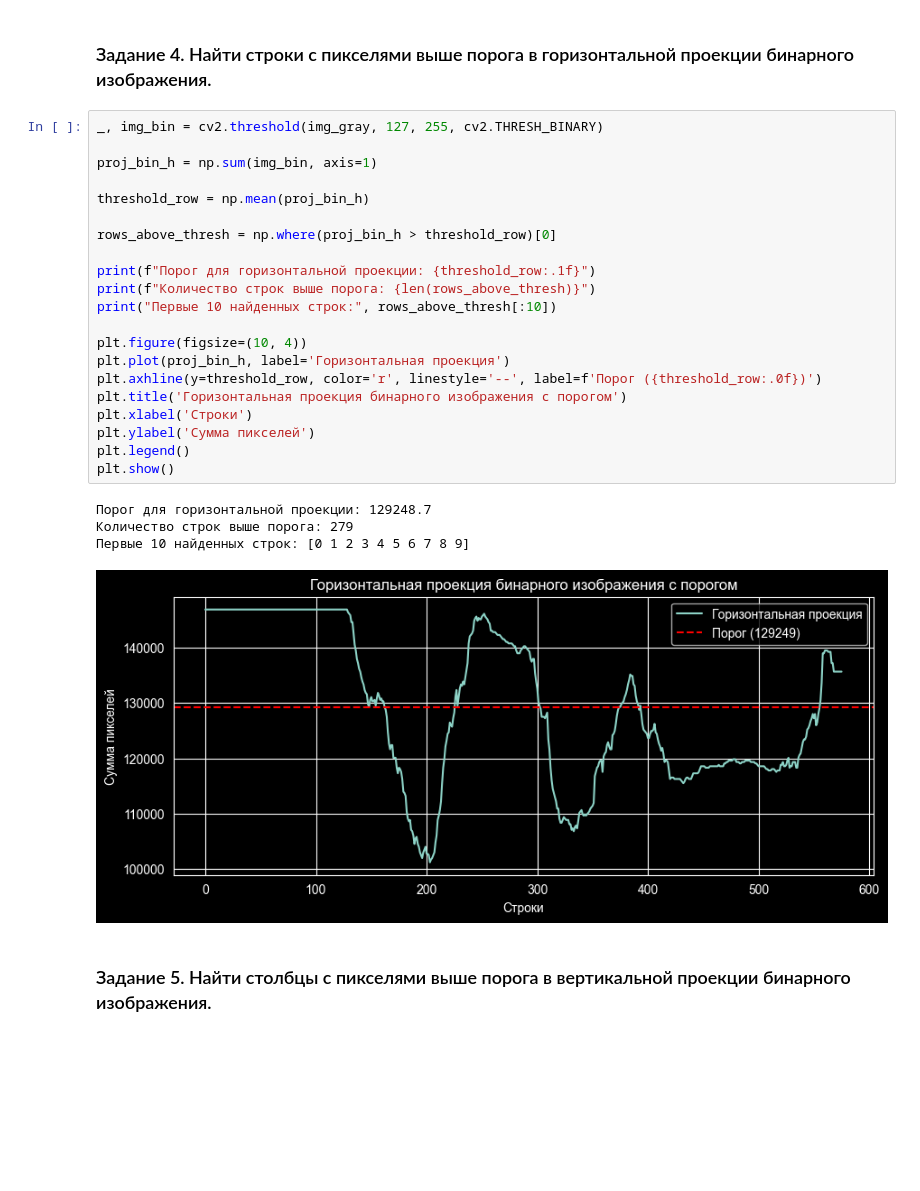
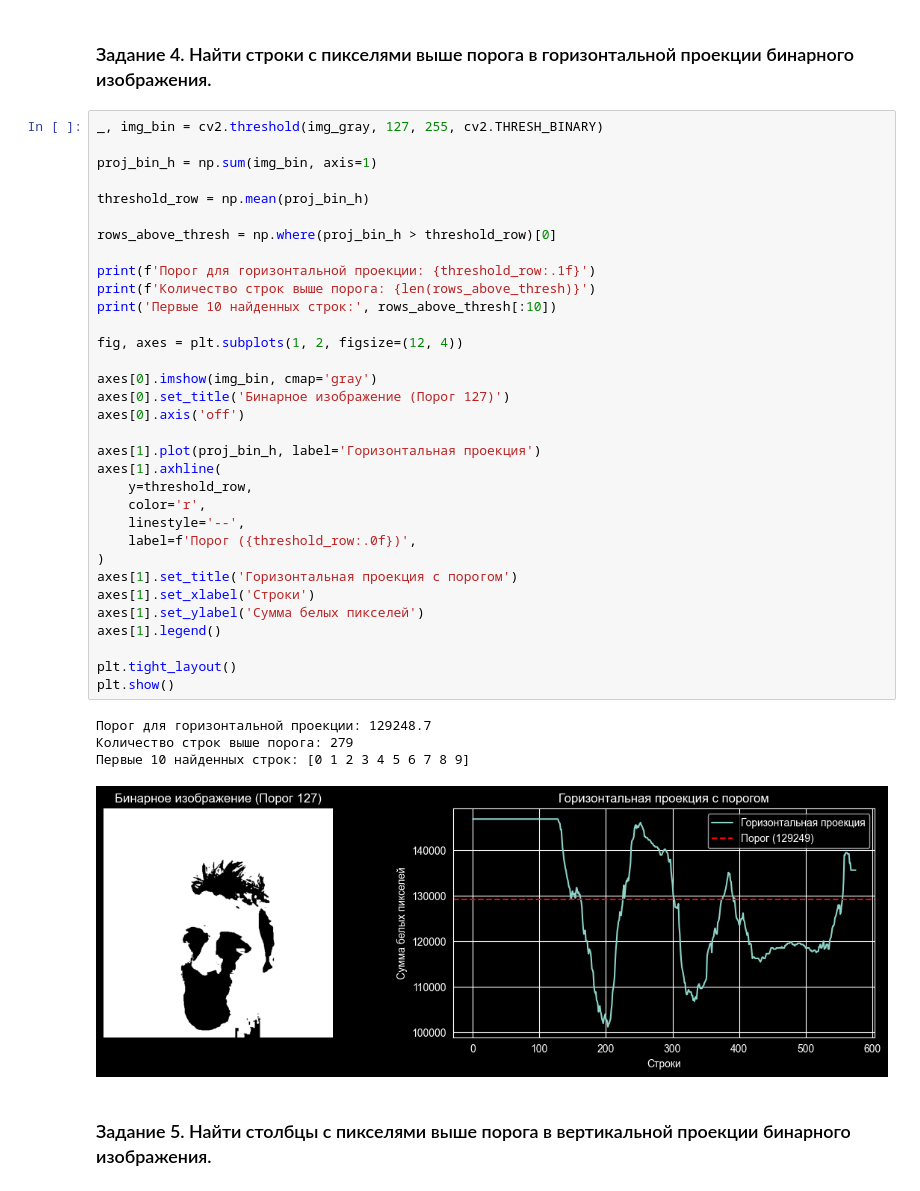
Before and after one commit to quistxnd/cv, a Jupyter notebook: lab2/lab2.ipynb, the cells around one changed output. Drawn from its saved outputs; the diff is of its cells as text; blank space fills up the shorter version.

```diff
--- a/lab2/lab2.ipynb
+++ b/lab2/lab2.ipynb
@@ -110,29 +137,41 @@ plt.show()
 # %%
 _, img_bin = cv2.threshold(img_gray, 127, 255, cv2.THRESH_BINARY)
 
 proj_bin_h = np.sum(img_bin, axis=1)
 
 threshold_row = np.mean(proj_bin_h)
 
 rows_above_thresh = np.where(proj_bin_h > threshold_row)[0]
 
-print(f"Порог для горизонтальной проекции: {threshold_row:.1f}")
-print(f"Количество строк выше порога: {len(rows_above_thresh)}")
-print("Первые 10 найденных строк:", rows_above_thresh[:10])
+print(f'Порог для горизонтальной проекции: {threshold_row:.1f}')
+print(f'Количество строк выше порога: {len(rows_above_thresh)}')
+print('Первые 10 найденных строк:', rows_above_thresh[:10])
 
-plt.figure(figsize=(10, 4))
-plt.plot(proj_bin_h, label='Горизонтальная проекция')
-plt.axhline(y=threshold_row, color='r', linestyle='--', label=f'Порог ({threshold_row:.0f})')
-plt.title('Горизонтальная проекция бинарного изображения с порогом')
-plt.xlabel('Строки')
-plt.ylabel('Сумма пикселей')
-plt.legend()
+fig, axes = plt.subplots(1, 2, figsize=(12, 4))
+
+axes[0].imshow(img_bin, cmap='gray')
+axes[0].set_title('Бинарное изображение (Порог 127)')
+axes[0].axis('off')
+
+axes[1].plot(proj_bin_h, label='Горизонтальная проекция')
+axes[1].axhline(
+    y=threshold_row,
+    color='r',
+    linestyle='--',
+    label=f'Порог ({threshold_row:.0f})',
+)
+axes[1].set_title('Горизонтальная проекция с порогом')
+axes[1].set_xlabel('Строки')
+axes[1].set_ylabel('Сумма белых пикселей')
+axes[1].legend()
+
+plt.tight_layout()
 plt.show()
 # %% [output]
 Порог для горизонтальной проекции: 129248.7
 Количество строк выше порога: 279
 Первые 10 найденных строк: [0 1 2 3 4 5 6 7 8 9]
-[figure, old version]
+[figure, new version]
 # %% [markdown]
 ### Задание 5. Найти столбцы с пикселями выше порога в вертикальной проекции бинарного изображения.
 # %%
```
Also changed, not shown: parts of 5 cells of this notebook.
